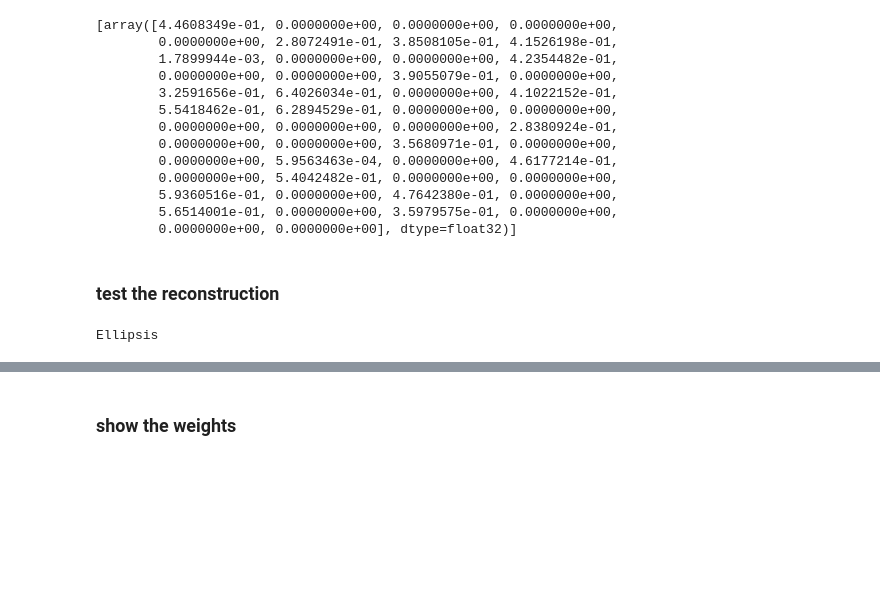
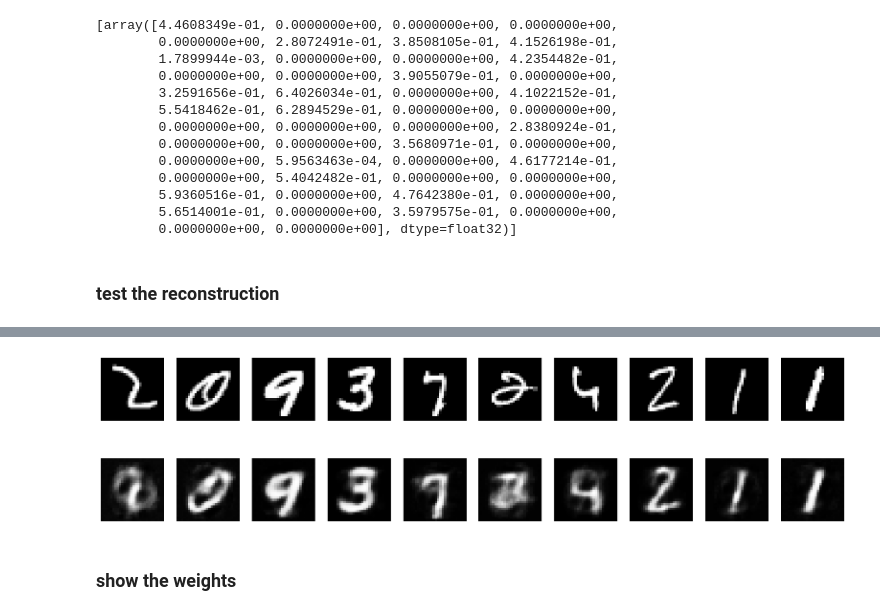
Before and after one commit to Jflorez05/Especializaci-n, a Jupyter notebook: [TALLER1a]_Autoencoders.ipynb, the cells around one changed output, grey strips where cells are left out. Cells and saved outputs as stored; diff of their text form; code cells hidden in the pictures; blank space fills up the shorter version.

```diff
--- a/[TALLER1a]_Autoencoders.ipynb
+++ b/[TALLER1a]_Autoencoders.ipynb
@@ -76,21 +76,3 @@ given:
 implement the following cost function
 
 $$\text{loss}(\mathbf{x}^{(i)}) = \frac{1}{m}\sum_m \big(\mathbf{x}^{(i)} - d(e(\mathbf{x}^{(i)}))\big)^2 + \beta \frac{1}{k}\sum_{k,i} e(\mathbf{x}^{(i)})$$
-# %%
-from tensorflow.keras import backend as K
-from tensorflow.keras.losses import mse
-
-
-def get_model(input_dim, code_size, beta=.01):
-    inputs = Input(shape=input_dim)
-    encoder = Dense(code_size, activation='relu')(inputs)
-    outputs = Dense(input_dim, activation='sigmoid')(encoder)
-
-    avg_latent_activations = ...
-    loss = ...
-
-    model = Model([inputs], [outputs])
-    model.add_loss(loss)
-
-    model.compile(optimizer='adam')
-    return model, encoder, avg_latent_activations
@@ -97,2 +143,2 @@ def get_model(input_dim, code_size, beta=.01):
 # %%
-model, encoder, avg_latent_activations = get_model(input_dim=X.shape[1], code_size=50, beta=0.05)
+model, encoder = get_model(input_dim=X.shape[1], code_size=50, beta=0.05)
@@ -140,7 +184,16 @@ fl(X_train)
         0.0000000e+00, 0.0000000e+00], dtype=float32)]
 # %% [markdown]
 ###  test the reconstruction
-# %%
-...
-# %% [output]
-Ellipsis
+# %%
+X_sample = np.random.permutation(X_test)[:10]
+X_pred   = model.predict(X_sample)
+
+plt.figure(figsize=(20,5))
+for i in range(len(X_sample)):
+    plt.subplot(2,len(X_sample),i+1)
+    plt.imshow(X_sample[i].reshape(28,28), cmap=plt.cm.Greys_r)
+    plt.axis("off")
+    plt.subplot(2,len(X_sample),len(X_sample)+i+1)
+    plt.imshow(X_pred[i].reshape(28,28), cmap=plt.cm.Greys_r)
+    plt.axis("off")
+# %% [output]
@@ -147,3 +201,4 @@ Ellipsis
+[figure, added]
 # %% [markdown]
 ### show the weights
 # %%
```
Also changed, not shown: parts of 6 cells of this notebook.
